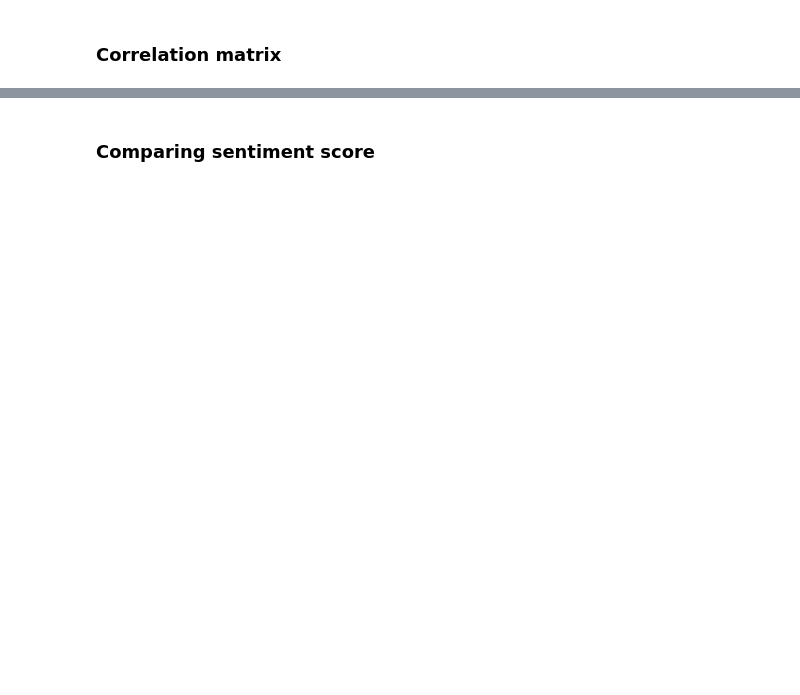
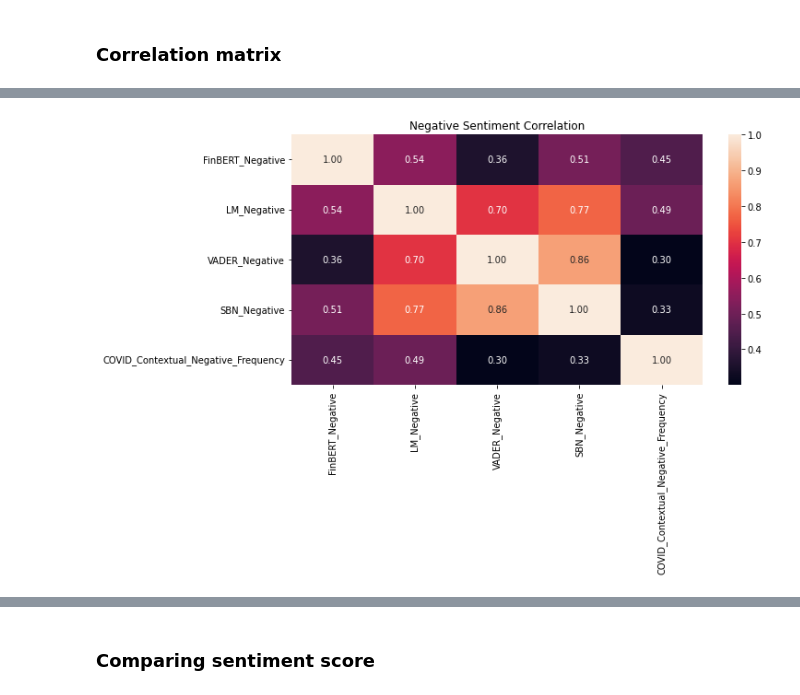
Before and after one commit to lakshyaag/INSY-669-Group-Project, a Jupyter notebook: sentiment_analysis.ipynb, the cells around one changed output, grey strips where cells are left out. Cells and saved outputs as stored; diff of their text form; code cells hidden in the pictures; blank space fills up the shorter version.

Commit message:
upload new plots

```diff
--- a/sentiment_analysis.ipynb
+++ b/sentiment_analysis.ipynb
@@ -282,7 +382,7 @@ SBN_res = pd.DataFrame(SBN_res)
 
 [FinBERT](https://huggingface.co/ProsusAI/finbert): Araci, D. (2019). FinBERT: Financial Sentiment Analysis with Pre-trained Language Models. arXiv (Cornell University). https://doi.org/10.48550/arxiv.1908.10063
 # %%
-pipe = pipeline("sentiment-analysis", model="ProsusAI/finbert", device=-1)
+pipe = pipeline("sentiment-analysis", model="ProsusAI/finbert", device=0)
 # %%
 finbert_results = []
 
@@ -472,0 +656,20 @@ plt.show()
+# %%
+plt.figure(figsize=(10, 5))
+sns.heatmap(
+    results_df[
+        [
+            "FinBERT_Negative",
+            "LM_Negative",
+            "VADER_Negative",
+            "SBN_Negative",
+            "COVID_Contextual_Negative_Frequency",
+        ]
+    ].corr(),
+    annot=True,
+    fmt=".2f",
+)
+
+plt.title("Negative Sentiment Correlation")
+plt.savefig("./plots/negative_sentiment_correlation.jpg", dpi=300, bbox_inches="tight")
+plt.show()
+# %% [output]
@@ -472,0 +677 @@ plt.show()
+[figure, added]
```
Also changed, not shown: parts of 37 cells of this notebook, 9 other files.
